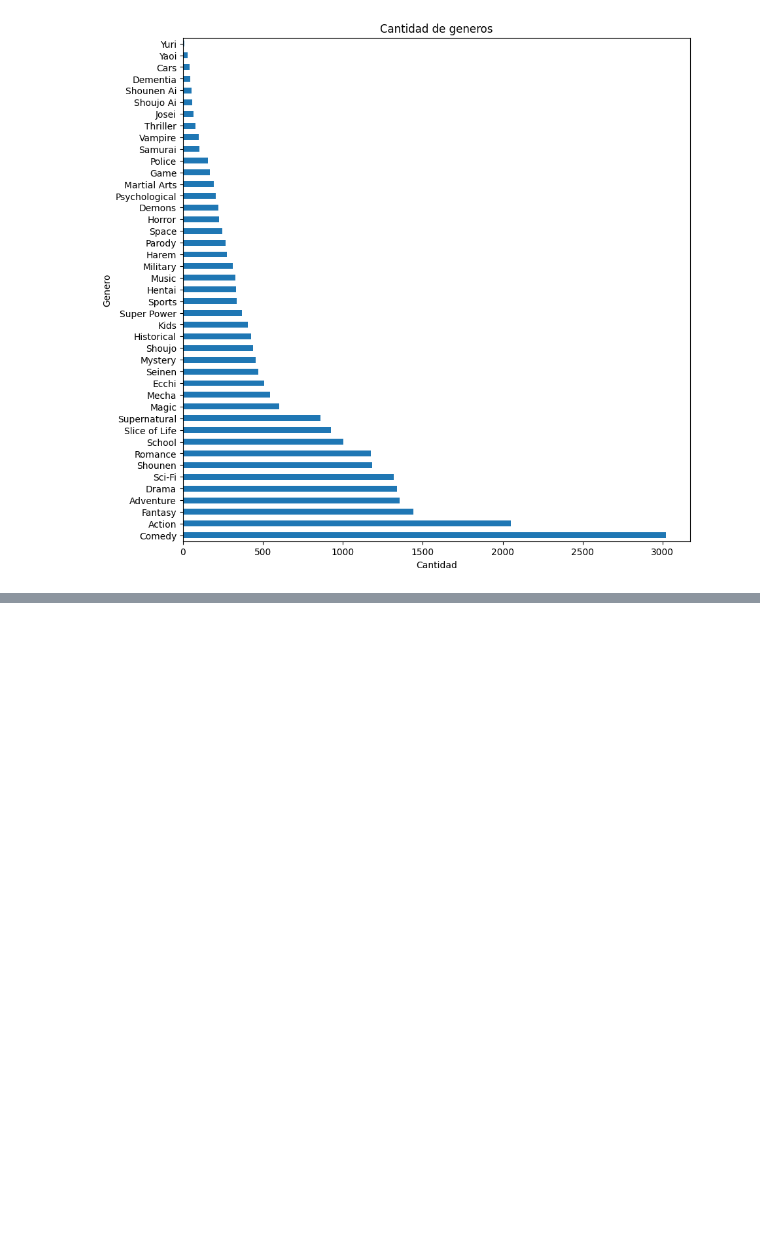
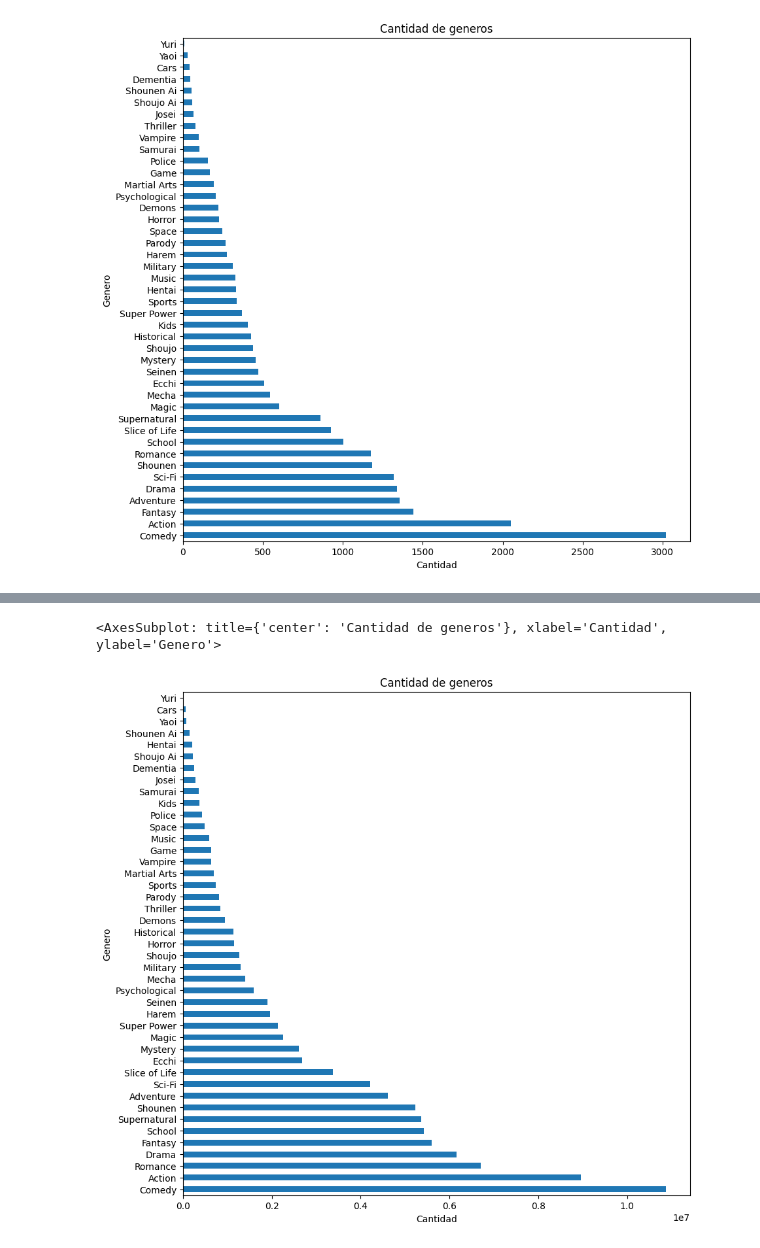
Before and after one commit to bigkwii/CC5205-2022-2-grupo-15, a Jupyter notebook: hito1.ipynb, the cells around one changed output, grey strips where cells are left out. Saved outputs shown, nothing was run; the diff lists cells and outputs as text; code cells hidden in the pictures; blank space fills up the shorter version.

```diff
--- a/hito1.ipynb
+++ b/hito1.ipynb
@@ -239,0 +243,16 @@ anime_genres.plot.barh(xlabel="Cantidad", ylabel="Genero", title="Cantidad de ge
+# %%
+# Anime lists con animes en estado 1 o 2
+animelists_watched_completed = animelists_cleaned[(animelists_cleaned["my_status"] == 1) | (animelists_cleaned["my_status"] == 2)]
+
+# Obtenemos el id y genero de los animes
+anime_genres = anime_cleaned[["anime_id", "genre"]]
+# Unimos los dos dataframes
+animelists_watched_completed = animelists_watched_completed.merge(anime_genres, on="anime_id")
+animelists_watched_completed.head()
+# Obtenemos los generos y contamos sus apariciones.
+anime_genres = animelists_watched_completed["genre"].str.split(", ", expand=True).stack().value_counts(dropna=False)
+# Graficamos los generos
+anime_genres.plot.barh(xlabel="Cantidad", ylabel="Genero", title="Cantidad de generos", figsize=(10, 10))
+# %% [output]
+<AxesSubplot: title={'center': 'Cantidad de generos'}, xlabel='Cantidad', ylabel='Genero'>
+[figure, added]
```
Also changed, not shown: parts of 2 cells of this notebook.
